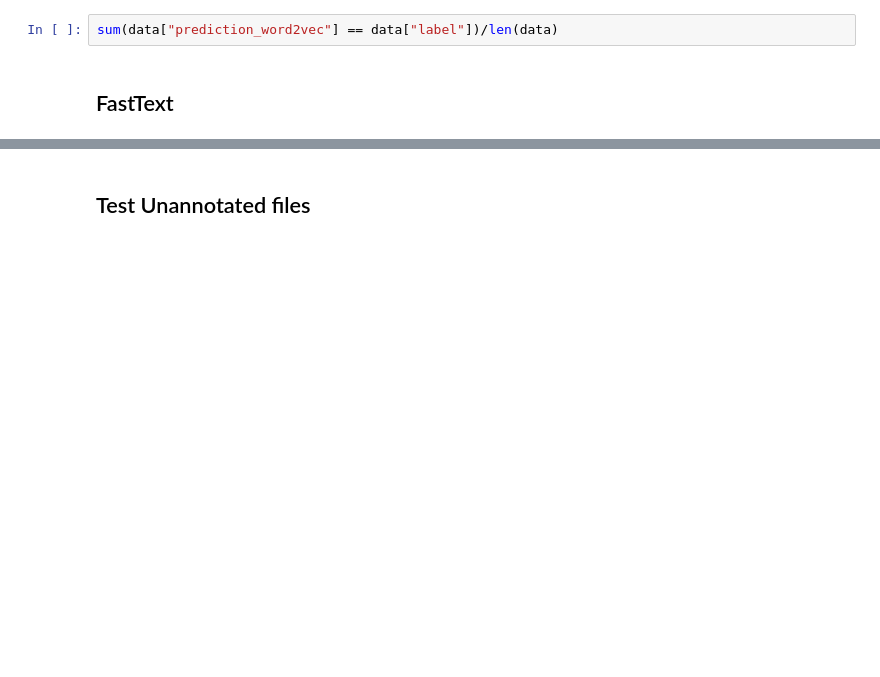
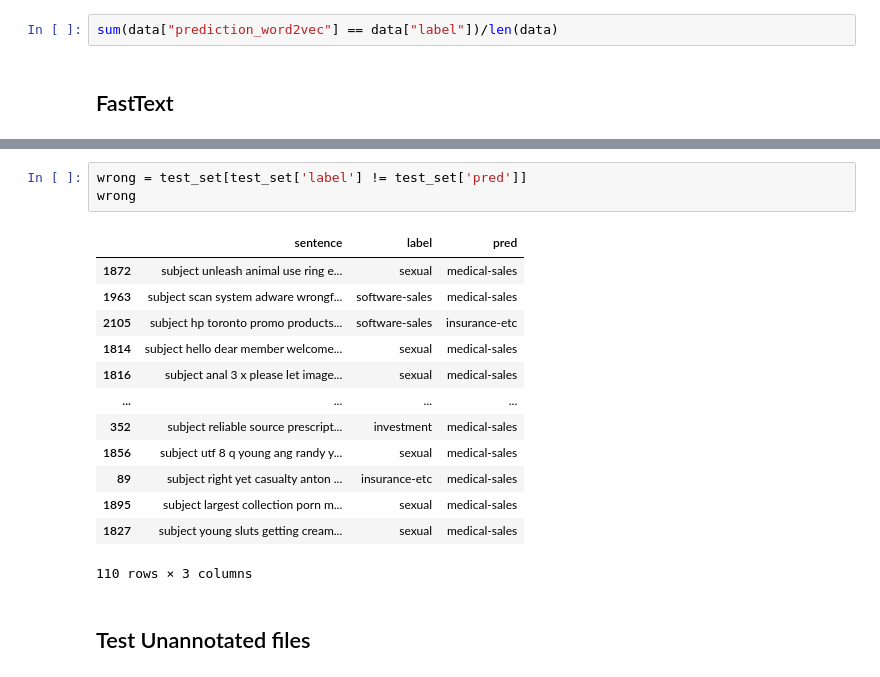
Before and after one commit to zaxiang/Spam_Filter, a Jupyter notebook: notebooks/baseline-GCopy.ipynb, the cells around one changed output, grey strips where cells are left out. Saved outputs shown, nothing was run; the diff lists cells and outputs as text; blank space fills up the shorter version.

```diff
--- a/baseline-GCopy.ipynb
+++ b/notebooks/baseline-GCopy.ipynb
@@ -215,3 +215,20 @@ metrics.f1_score(test_set["label"], test_set["pred"], average="macro")
+# %%
+wrong = test_set[test_set['label'] != test_set['pred']]
+wrong
+# %% [output]
+|  | sentence | label | pred |
+| 1872 | subject unleash animal use ring e... | sexual | medical-sales |
+| 1963 | subject scan system adware wrongf... | software-sales | medical-sales |
+| 2105 | subject hp toronto promo products... | software-sales | insurance-etc |
+| 1814 | subject hello dear member welcome... | sexual | medical-sales |
+| 1816 | subject anal 3 x please let image... | sexual | medical-sales |
+| ... | ... | ... | ... |
+| 352 | subject reliable source prescript... | investment | medical-sales |
+| 1856 | subject utf 8 q young ang randy y... | sexual | medical-sales |
+| 89 | subject right yet casualty anton ... | insurance-etc | medical-sales |
+| 1895 | subject largest collection porn m... | sexual | medical-sales |
+| 1827 | subject young sluts getting cream... | sexual | medical-sales |
+110 rows × 3 columns
 # %% [markdown]
 ## Test Unannotated files
 # %%
```
Also changed, not shown: parts of 14 cells of this notebook, 1 other file.
